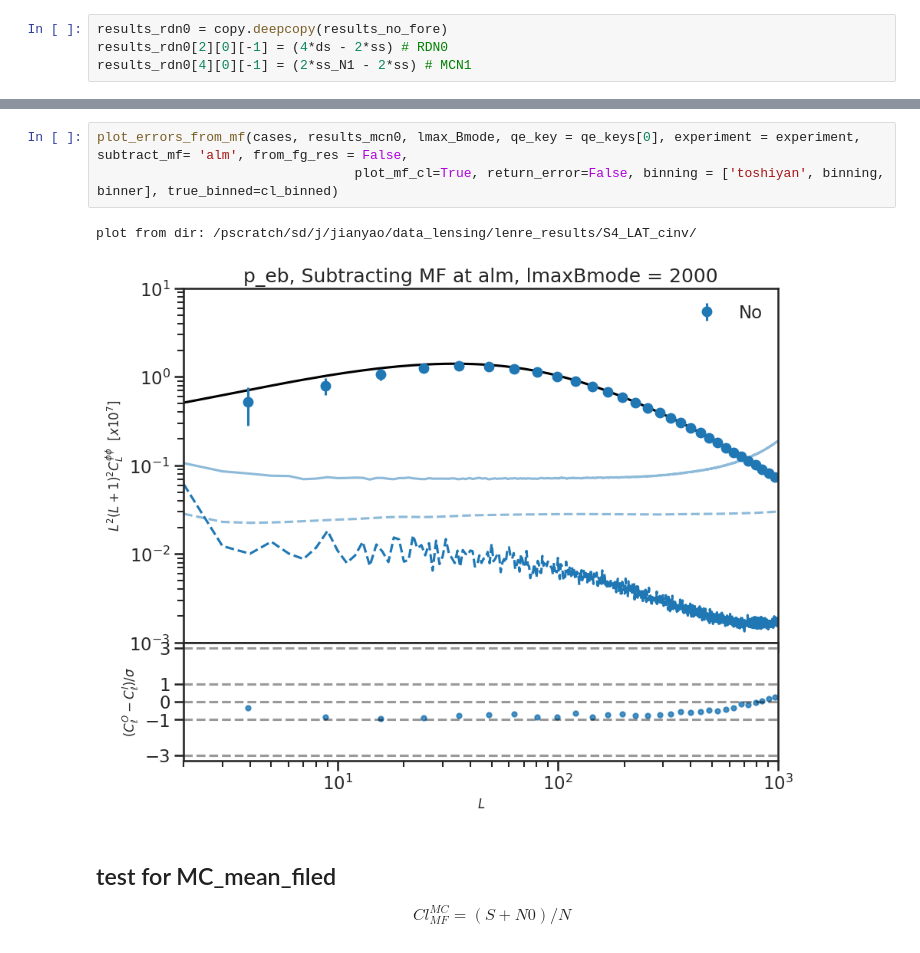
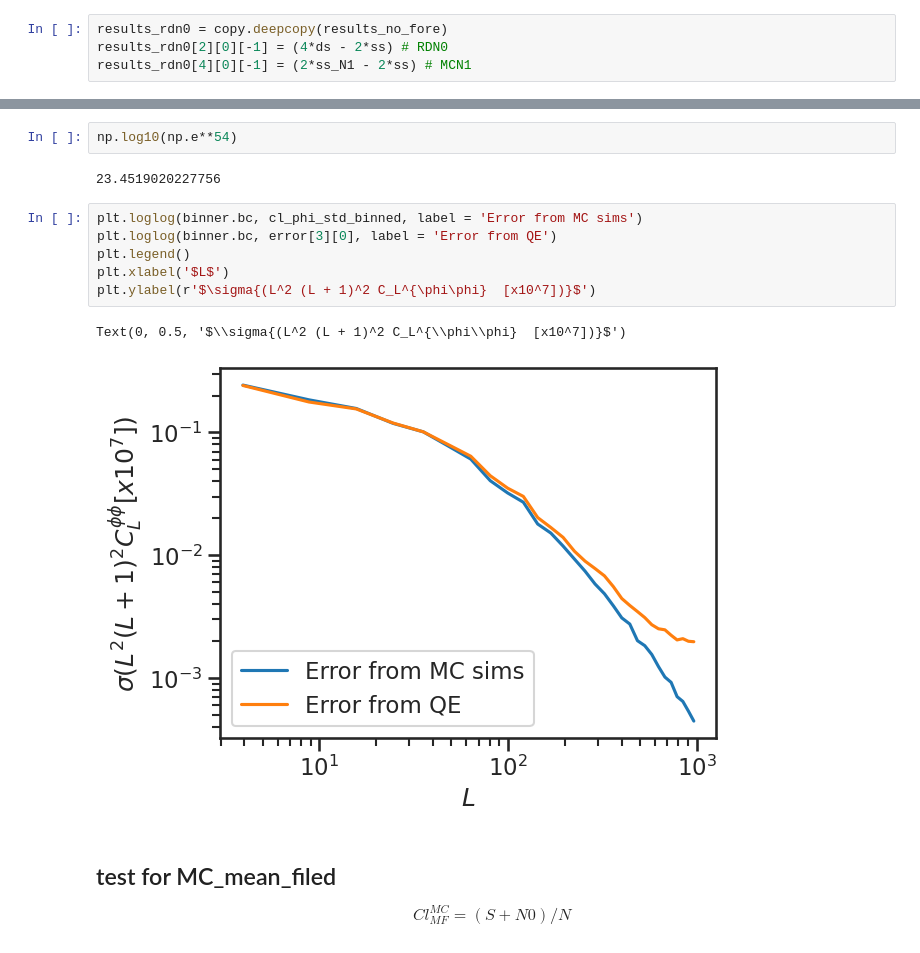
Before and after one commit to yaojian95/non_gau_lensing, a Jupyter notebook: S4_LAT_mask_cinv_analysis.ipynb, the cells around one changed output, grey strips where cells are left out. Saved outputs shown, nothing was run; the diff lists cells and outputs as text.

```diff
--- a/S4_LAT_mask_cinv_analysis.ipynb
+++ b/S4_LAT_mask_cinv_analysis.ipynb
@@ -413,9 +543,16 @@ plot from dir: /pscratch/sd/j/jianyao/data_lensing/lenre_results/S4_LAT_cinv/
-# %%
-plot_errors_from_mf(cases, results_mcn0, lmax_Bmode, qe_key = qe_keys[0], experiment = experiment, subtract_mf= 'alm', from_fg_res = False,
-                                 plot_mf_cl=True, return_error=False, binning = ['toshiyan', binning, binner], true_binned=cl_binned)
-# %% [output]
-plot from dir: /pscratch/sd/j/jianyao/data_lensing/lenre_results/S4_LAT_cinv/
-[figure, removed]
+# %%
+np.log10(np.e**54)
+# %% [output]
+23.4519020227756
+# %%
+plt.loglog(binner.bc, cl_phi_std_binned, label = 'Error from MC sims')
+plt.loglog(binner.bc, error[3][0], label = 'Error from QE')
+plt.legend()
+plt.xlabel('$L$')
+plt.ylabel(r'$\sigma{(L^2 (L + 1)^2 C_L^{\phi\phi}  [x10^7])}$')
+# %% [output]
+Text(0, 0.5, '$\\sigma{(L^2 (L + 1)^2 C_L^{\\phi\\phi}  [x10^7])}$')
+[figure, added]
 # %% [markdown]
 ## test for MC_mean_filed
 
```
Also changed, not shown: parts of 19 cells of this notebook.
